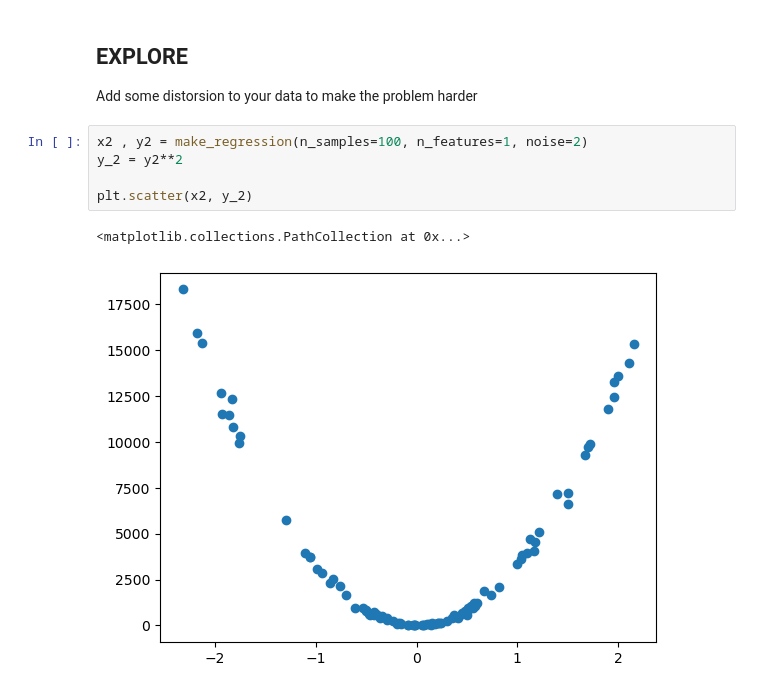
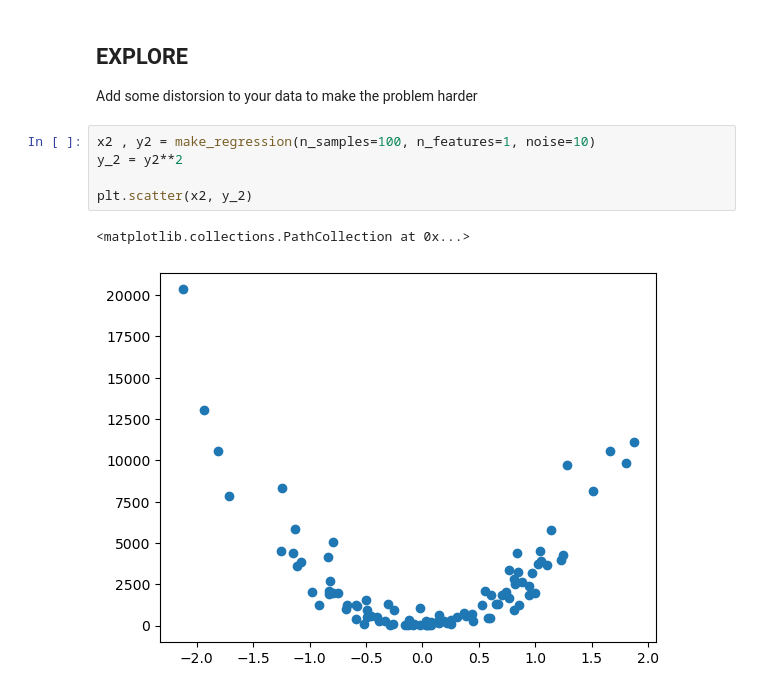
Before and after one commit to Insiares/simplon_datai_2025, a Jupyter notebook: regression_brief/playground.ipynb, the cells around one changed output. Cells and saved outputs as stored; diff of their text form.

```diff
--- a/regression_brief/playground.ipynb
+++ b/regression_brief/playground.ipynb
@@ -70,13 +71,13 @@ RMSE_train=10.587198653489073, RMSE=11.162774757251457
 ## EXPLORE
 Add some distorsion to your data to make the problem harder
 # %%
-x2 , y2 = make_regression(n_samples=100, n_features=1, noise=2)
+x2 , y2 = make_regression(n_samples=100, n_features=1, noise=10)
 y_2 = y2**2
 
 plt.scatter(x2, y_2)
 # %% [output]
 <matplotlib.collections.PathCollection at 0x...>
-[figure, old version]
+[figure, new version]
 # %%
 x2_train, x2_test, y2_train, y2_test = train_test_split(x2, y_2, test_size=0.2)
 model2 = LinearRegression()
```
Also changed, not shown: parts of 11 cells of this notebook, 2 other files.
